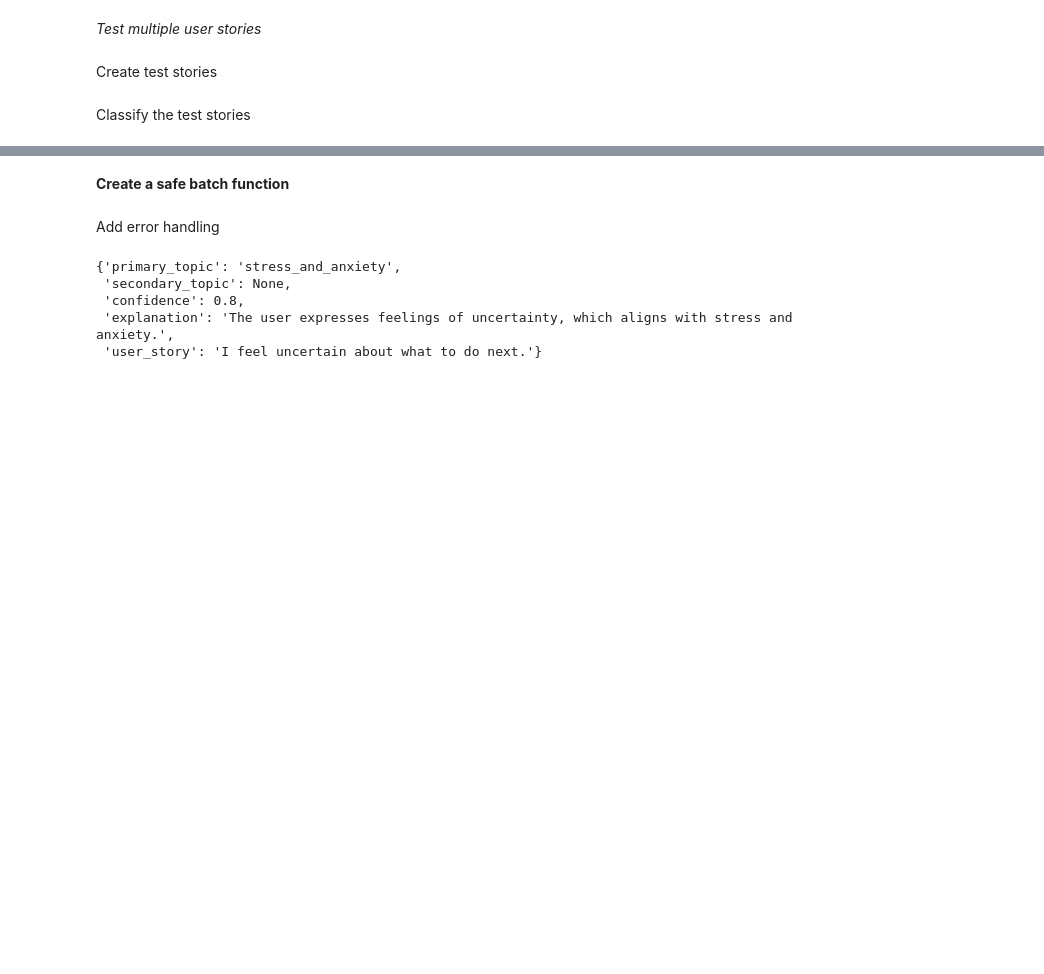
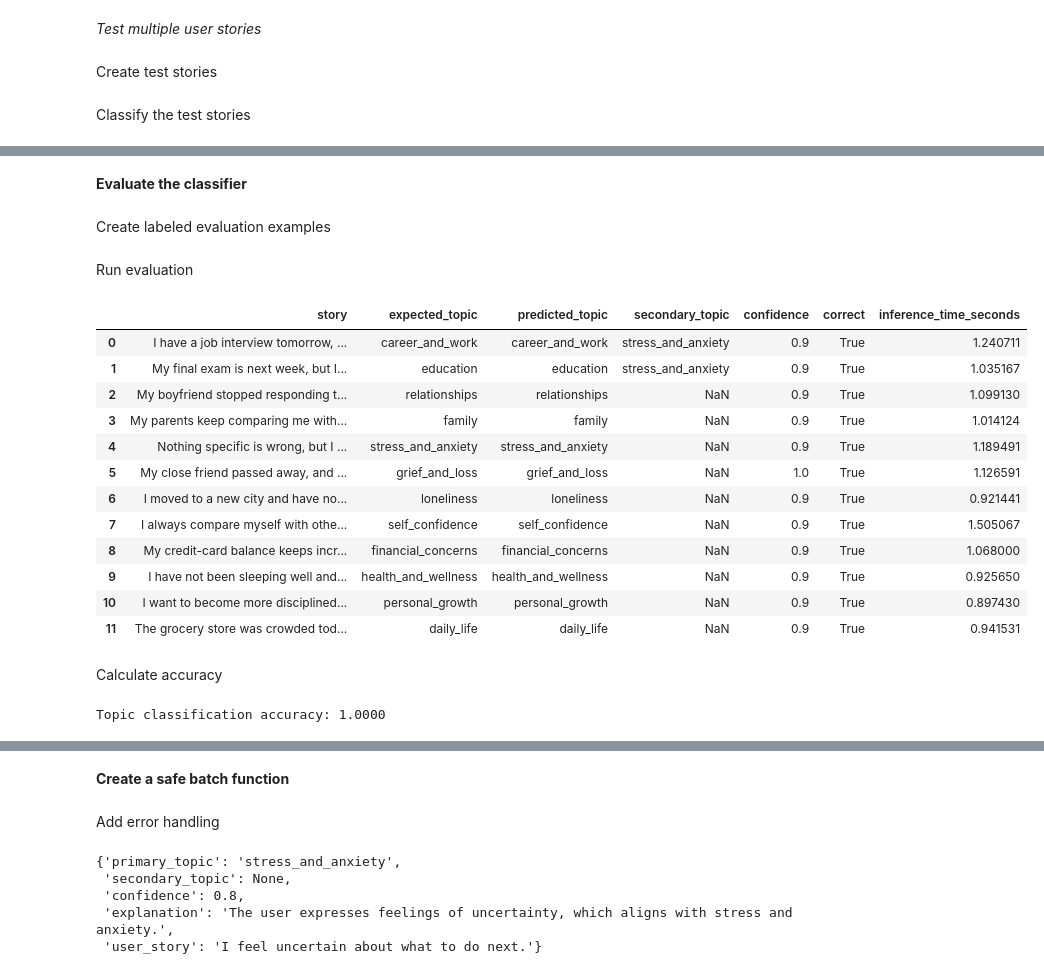
Before and after one commit to nelsonKat0522/AI_EmotionExpress, a Jupyter notebook: notebooks/02_Topic_Classifier.ipynb, the cells around one changed output, grey strips where cells are left out. Cells and saved outputs as stored; diff of their text form; code cells hidden in the pictures; blank space fills up the shorter version.

```diff
--- a/notebooks/02_Topic_Classifier.ipynb
+++ b/notebooks/02_Topic_Classifier.ipynb
@@ -501,0 +502,4 @@ topic_results_df[
+# %% [markdown]
+**Evaluate the classifier**
+# %% [markdown]
+Create labeled evaluation examples
@@ -501,0 +603,2 @@ topic_results_df[
+# %% [markdown]
+Run evaluation
@@ -501,0 +646,34 @@ topic_results_df[
+# %%
+evaluation_df = pd.DataFrame(
+    evaluation_results
+)
+
+evaluation_df
+# %% [output]
+|  | story | expected_topic | predicted_topic | secondary_topic | confidence | correct | inference_time_seconds |
+| 0 | I have a job interview tomorrow, ... | career_and_work | career_and_work | stress_and_anxiety | 0.9 | True | 1.240711 |
+| 1 | My final exam is next week, but I... | education | education | stress_and_anxiety | 0.9 | True | 1.035167 |
+| 2 | My boyfriend stopped responding t... | relationships | relationships | NaN | 0.9 | True | 1.099130 |
+| 3 | My parents keep comparing me with... | family | family | NaN | 0.9 | True | 1.014124 |
+| 4 | Nothing specific is wrong, but I ... | stress_and_anxiety | stress_and_anxiety | NaN | 0.9 | True | 1.189491 |
+| 5 | My close friend passed away, and ... | grief_and_loss | grief_and_loss | NaN | 1.0 | True | 1.126591 |
+| 6 | I moved to a new city and have no... | loneliness | loneliness | NaN | 0.9 | True | 0.921441 |
+| 7 | I always compare myself with othe... | self_confidence | self_confidence | NaN | 0.9 | True | 1.505067 |
+| 8 | My credit-card balance keeps incr... | financial_concerns | financial_concerns | NaN | 0.9 | True | 1.068000 |
+| 9 | I have not been sleeping well and... | health_and_wellness | health_and_wellness | NaN | 0.9 | True | 0.925650 |
+| 10 | I want to become more disciplined... | personal_growth | personal_growth | NaN | 0.9 | True | 0.897430 |
+| 11 | The grocery store was crowded tod... | daily_life | daily_life | NaN | 0.9 | True | 0.941531 |
+# %% [markdown]
+Calculate accuracy
+# %%
+topic_accuracy = accuracy_score(
+    evaluation_df["expected_topic"],
+    evaluation_df["predicted_topic"],
+)
+
+print(
+    f"Topic classification accuracy: "
+    f"{topic_accuracy:.4f}"
+)
+# %% [output]
+Topic classification accuracy: 1.0000
```
Also changed, not shown: parts of 16 cells of this notebook, 11 other files.
